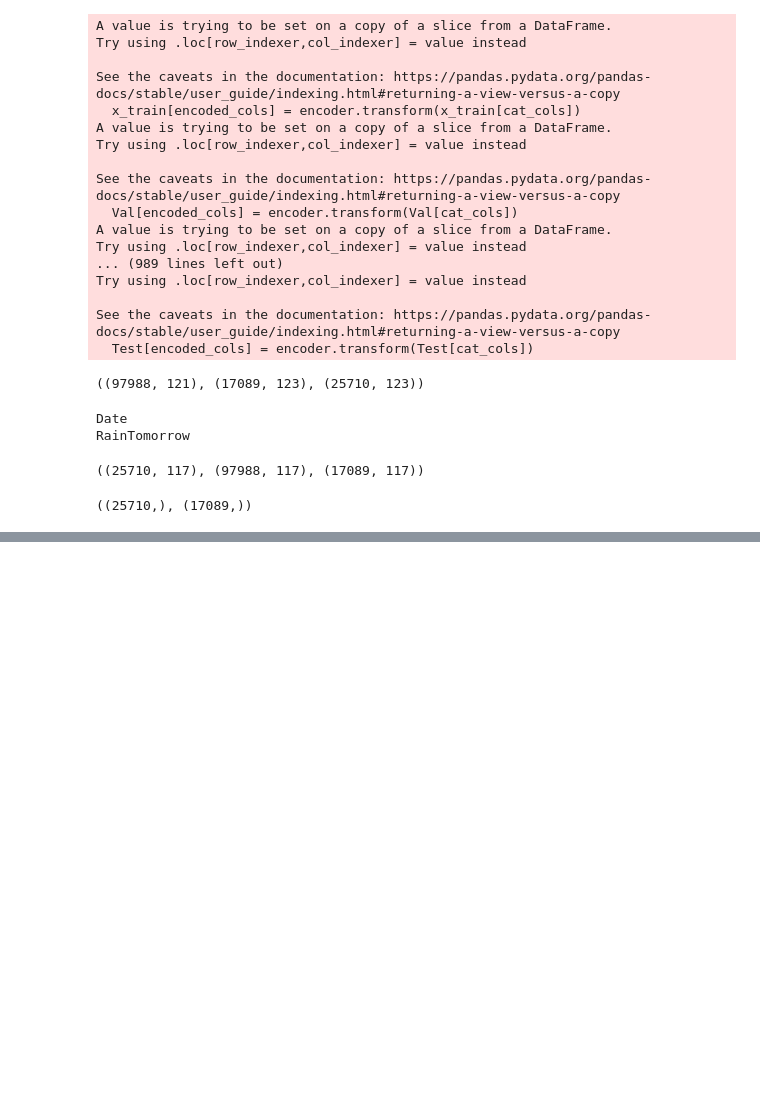
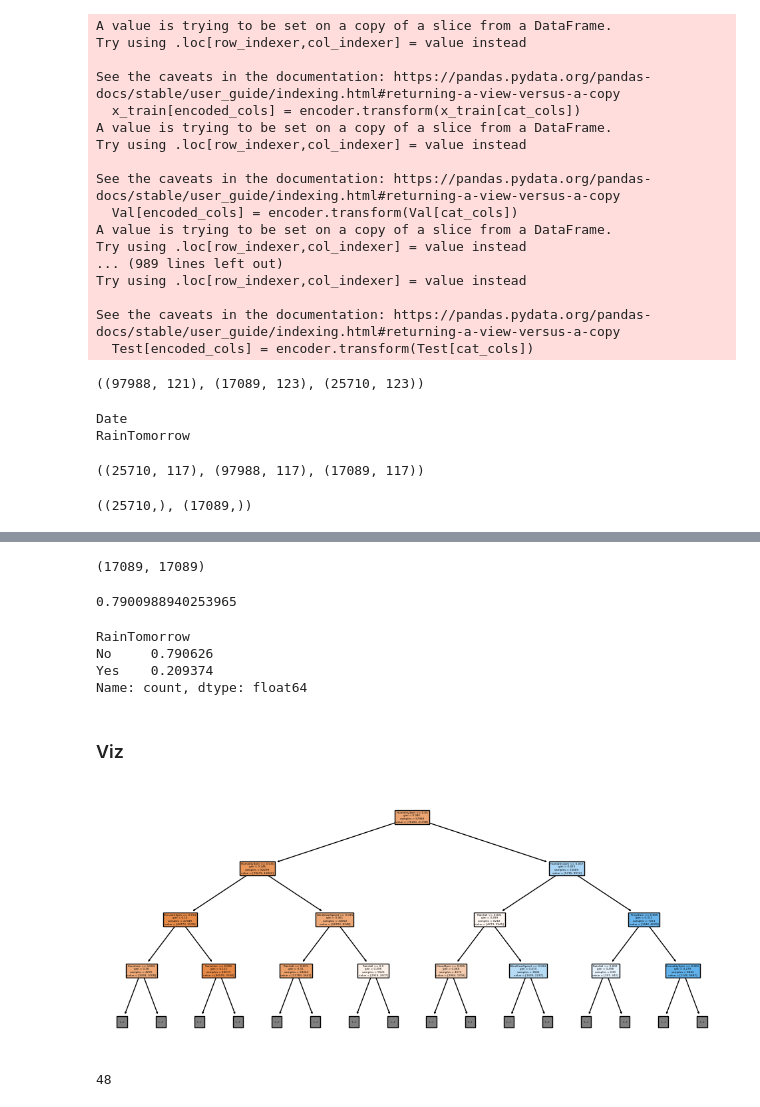
Before and after one commit to mr-ayush-agrawal/MachineLearningBasics, a Jupyter notebook: freeCodeCamp/TreeAndForest/Eda.ipynb, the cells around one changed output, grey strips where cells are left out. Cells and saved outputs as stored; diff of their text form; code cells hidden in the pictures; blank space fills up the shorter version.

Commit message:
Model building and evaluation

```diff
--- a/freeCodeCamp/TreeAndForest/Eda.ipynb
+++ b/freeCodeCamp/TreeAndForest/Eda.ipynb
@@ -418,0 +423,3 @@ y_test.shape, y_val.shape
+# %%
+%%time
+model = DecisionTreeClassifier().fit(x_train, y_train)
@@ -418,0 +493,18 @@ y_test.shape, y_val.shape
+# %%
+val_pre = model.predict(x_val)
+len(val_pre), len(y_val)
+# %% [output]
+(17089, 17089)
+# %%
+accuracy_score(y_val, val_pre)
+# %% [output]
+0.7900988940253965
+# %%
+y_val.value_counts()/len(y_val)
+# %% [output]
+RainTomorrow
+No     0.790626
+Yes    0.209374
+Name: count, dtype: float64
+# %% [markdown]
+### Viz
@@ -418,0 +513,10 @@ y_test.shape, y_val.shape
+# %%
+plt.figure(figsize=(12,5))
+plot_tree(model, feature_names=x_train.columns, max_depth=3, filled=True)
+plt.show()
+# %% [output]
+[figure, added]
+# %%
+model.tree_.max_depth
+# %% [output]
+48
```
Also changed, not shown: parts of 21 cells of this notebook.
